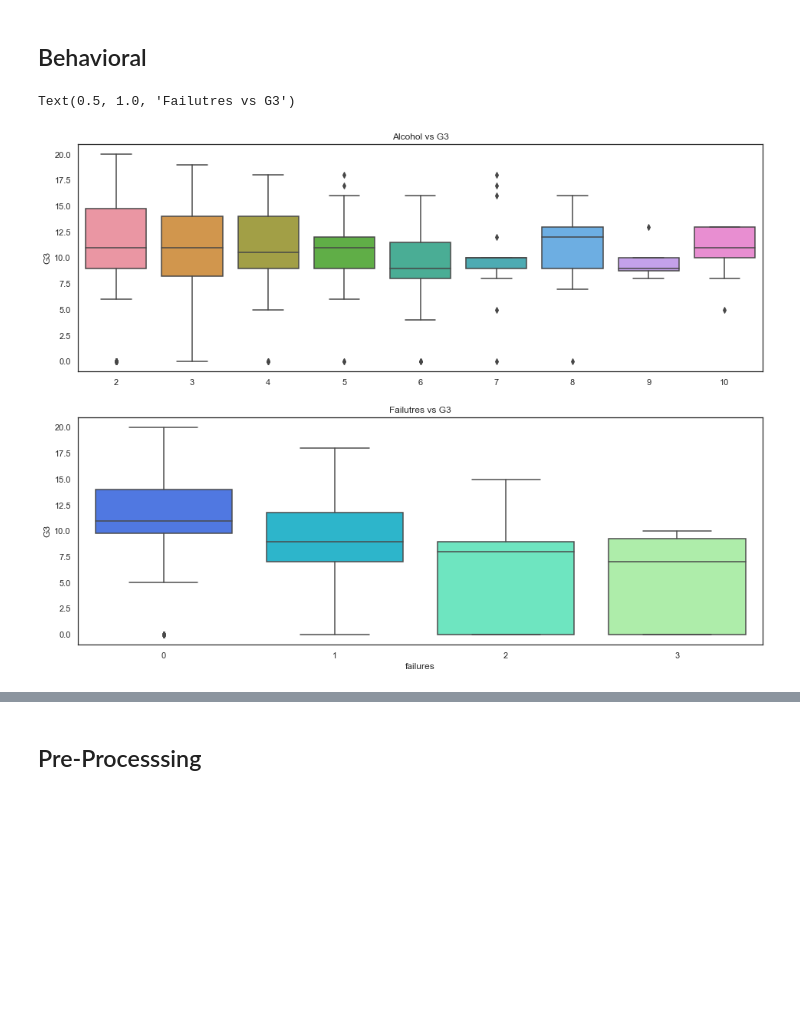
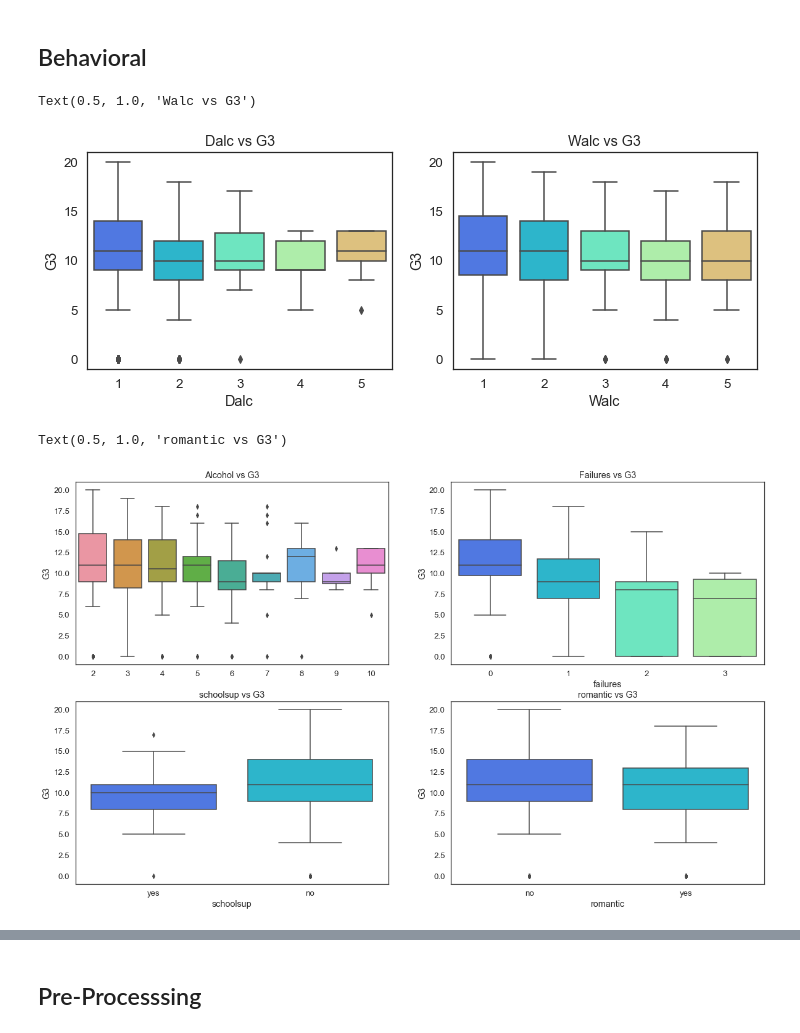
Before and after one commit to zshi719/student_grade_prediction, a Jupyter notebook: attemp1_vs.ipynb, the cells around one changed output, grey strips where cells are left out. Saved outputs shown, nothing was run; the diff lists cells and outputs as text; code cells hidden in the pictures; blank space fills up the shorter version.

```diff
--- a/attemp1_vs.ipynb
+++ b/attemp1_vs.ipynb
@@ -4,7 +4,7 @@ import matplotlib.pyplot as plt
 import numpy as np
 import pandas as pd
 import seaborn as sns
-sns.set_theme(style='white', palette='rainbow')
+sns.set_theme(style='white', palette='rainbow', font_scale=1.2)
 # %%
 data = pd.read_csv("data/student-mat.csv")
 data.head()
@@ -87,21 +84,28 @@ Text(0.5, 1.0, 'Romantic Relation vs G3')
 # %% [markdown]
 ## Behavioral
 # %%
-#fig = plt.figure(figsize=(16, 6))
-
-# sns.boxplot(x='Dalc', y='G3', data=data).set_title('Dalc vs G3')
-# fig.add_subplot(1, 2, 2)
-# sns.boxplot(x='Walc', y='G3', data=data).set_title('Walc vs G3')
-
-fig = plt.figure(figsize=(16, 12))
-fig.add_subplot(2, 1, 1)
-alc = data['Dalc'] + data['Walc']
-sns.boxplot(x=alc, y='G3',  data=data).set_title('Alcohol vs G3')
-fig.add_subplot(2, 1, 2)
-sns.boxplot(x='failures', y='G3',  data=data).set_title('Failutres vs G3')
+fig = plt.figure(figsize=(12, 4))
+fig.add_subplot(1, 2, 1)
+sns.boxplot(x='Dalc', y='G3', data=data).set_title('Dalc vs G3')
+fig.add_subplot(1, 2, 2)
+sns.boxplot(x='Walc', y='G3', data=data).set_title('Walc vs G3')
 # %% [output]
-Text(0.5, 1.0, 'Failutres vs G3')
+Text(0.5, 1.0, 'Walc vs G3')
-[figure, old version]
+[figure, new version]
+# %%
+fig = plt.figure(figsize=(20, 12))
+fig.add_subplot(2, 2, 1)
+alc = data['Dalc'] + data['Walc']
+sns.boxplot(x=alc, y='G3',  data=data).set_title('Alcohol vs G3')
+fig.add_subplot(2, 2, 2)
+sns.boxplot(x='failures', y='G3',  data=data).set_title('Failures vs G3')
+fig.add_subplot(2, 2, 3)
+sns.boxplot(x='schoolsup', y='G3',  data=data).set_title('schoolsup vs G3')
+fig.add_subplot(2, 2, 4)
+sns.boxplot(x='romantic', y='G3',  data=data).set_title('romantic vs G3')
+# %% [output]
+Text(0.5, 1.0, 'romantic vs G3')
+[figure, added]
 # %%
 fig = plt.figure(figsize=(16, 12))
 fig.add_subplot(2, 2, 1)
```
Also changed, not shown: parts of 22 cells of this notebook.
